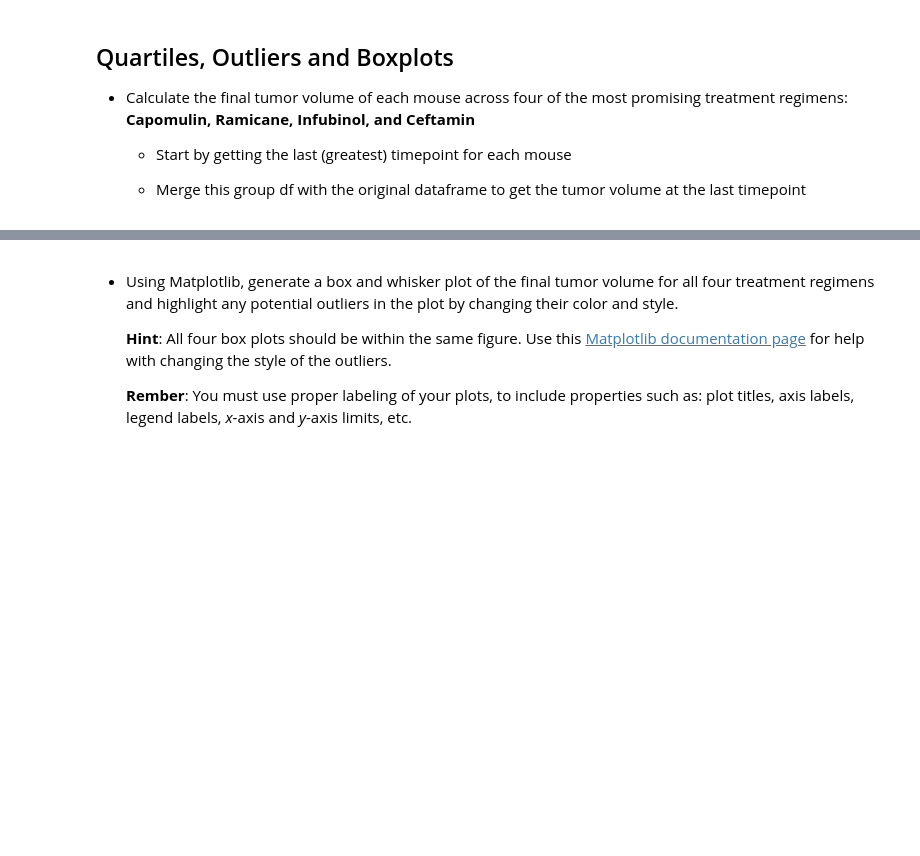
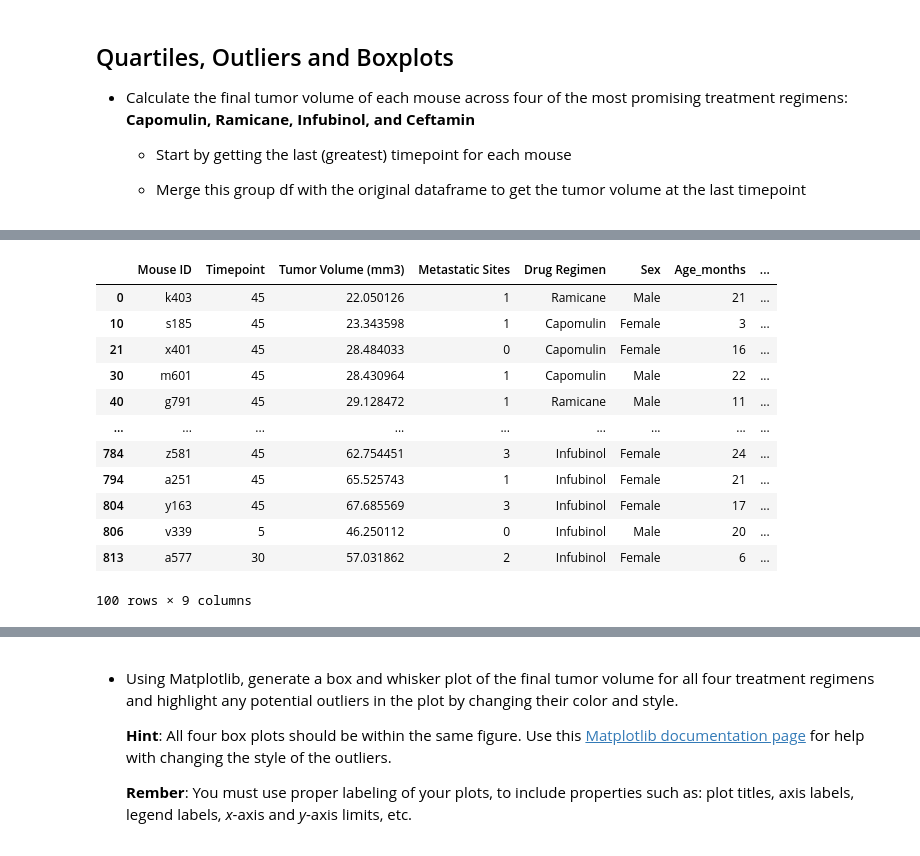
Before and after one commit to eglulu6/Matplotlib_Challenge, a Jupyter notebook: Matplotlib Homework/pymaceuticals.ipynb, the cells around one changed output, grey strips where cells are left out. Drawn from its saved outputs; the diff is of its cells as text; code cells hidden in the pictures; blank space fills up the shorter version.

```diff
--- a/Matplotlib Homework/pymaceuticals.ipynb
+++ b/Matplotlib Homework/pymaceuticals.ipynb
@@ -156 +183,25 @@ cleanmouse_aggdf
+# %%
+# Merge this group df with the original dataframe to get the tumor volume at the last timepoint
+merge_df= pd.merge(drugs_df,agg_df, on='Mouse ID',suffixes=(False, False))
+
+#rename the tuple column header
+merge_df.rename(columns={ ('Timepoint', 'max'):'Timepoint Max'}, inplace=True)
+
+#pull only the max time points from the df for ending tumor vol
+merge_df=merge_df.loc[merge_df['Timepoint']==merge_df['Timepoint Max']]
+merge_df
+# %% [output]
+|  | Mouse ID | Timepoint | Tumor Volume (mm3) | Metastatic Sites | Drug Regimen | Sex | Age_months | ... |
+| 0 | k403 | 45 | 22.050126 | 1 | Ramicane | Male | 21 | ... |
+| 10 | s185 | 45 | 23.343598 | 1 | Capomulin | Female | 3 | ... |
+| 21 | x401 | 45 | 28.484033 | 0 | Capomulin | Female | 16 | ... |
+| 30 | m601 | 45 | 28.430964 | 1 | Capomulin | Male | 22 | ... |
+| 40 | g791 | 45 | 29.128472 | 1 | Ramicane | Male | 11 | ... |
+| ... | ... | ... | ... | ... | ... | ... | ... | ... |
+| 784 | z581 | 45 | 62.754451 | 3 | Infubinol | Female | 24 | ... |
+| 794 | a251 | 45 | 65.525743 | 1 | Infubinol | Female | 21 | ... |
+| 804 | y163 | 45 | 67.685569 | 3 | Infubinol | Female | 17 | ... |
+| 806 | v339 | 5 | 46.250112 | 0 | Infubinol | Male | 20 | ... |
+| 813 | a577 | 30 | 57.031862 | 2 | Infubinol | Female | 6 | ... |
+100 rows × 9 columns
 # %%
```
Also changed, not shown: parts of 11 cells of this notebook.
